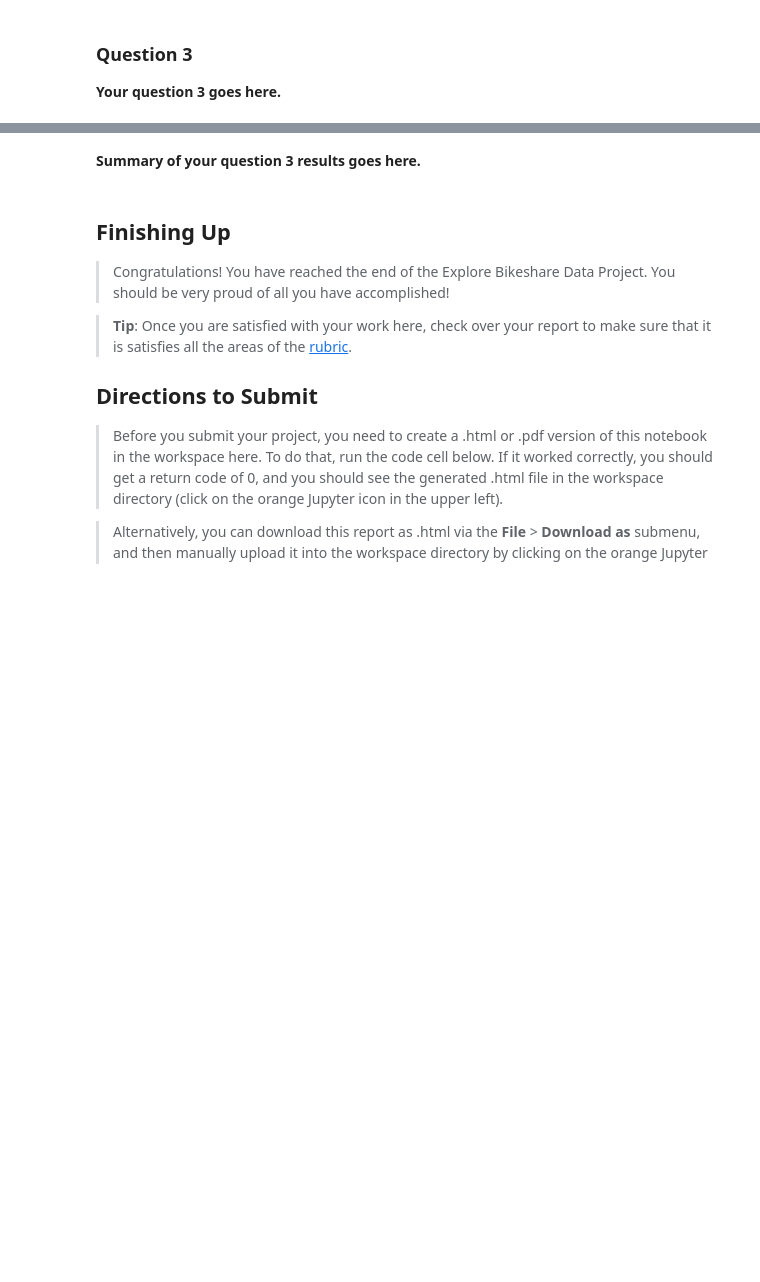
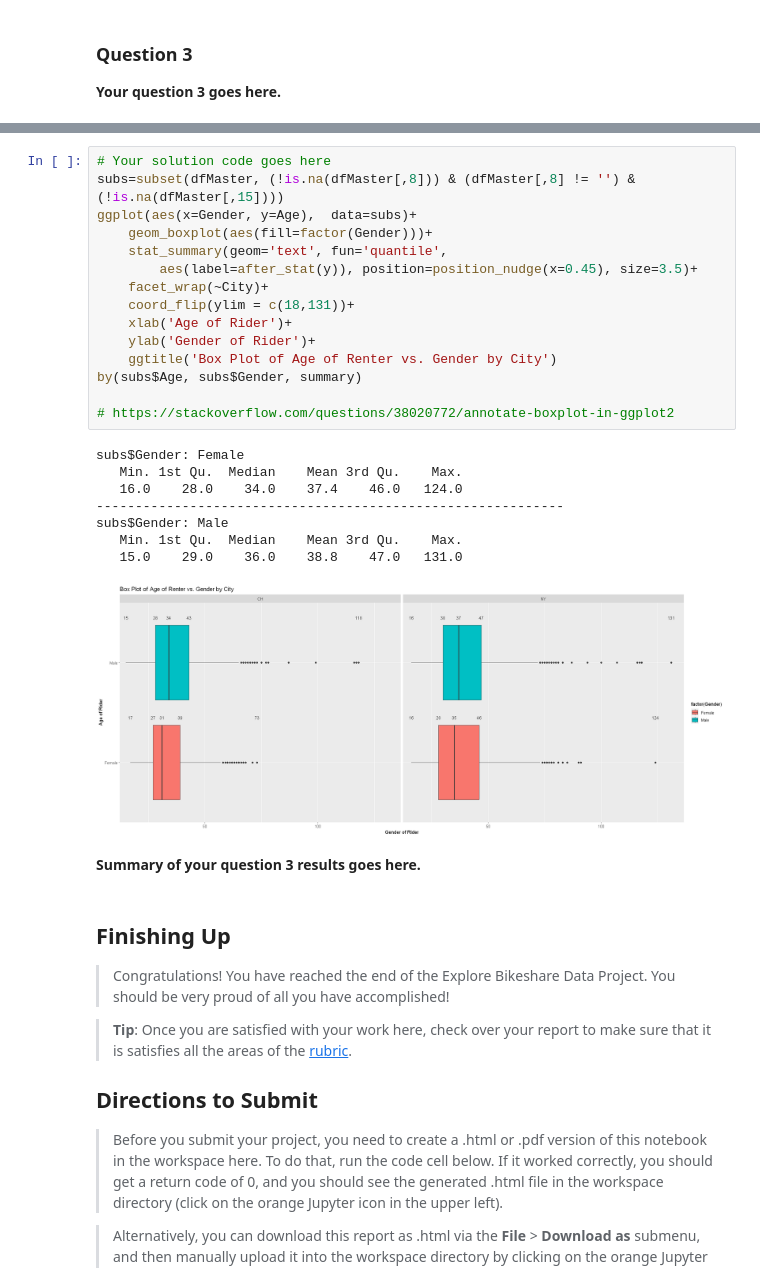
Before and after one commit to GaryLBentley/bikerideshare, a Jupyter notebook: Explore_bikeshare_data.ipynb, the cells around one changed output, grey strips where cells are left out. Drawn from its saved outputs; the diff is of its cells as text; blank space fills up the shorter version.

```diff
--- a/Explore_bikeshare_data.ipynb
+++ b/Explore_bikeshare_data.ipynb
@@ -172,3 +174,27 @@ ggplot(aes(x = Age, y = Mins), data = subset(dfMaster, !is.na(Age)))+
+# %%
+# Your solution code goes here
+subs=subset(dfMaster, (!is.na(dfMaster[,8])) & (dfMaster[,8] != '') & (!is.na(dfMaster[,15])))
+ggplot(aes(x=Gender, y=Age),  data=subs)+
+    geom_boxplot(aes(fill=factor(Gender)))+
+    stat_summary(geom='text', fun='quantile',
+        aes(label=after_stat(y)), position=position_nudge(x=0.45), size=3.5)+
+    facet_wrap(~City)+
+    coord_flip(ylim = c(18,131))+
+    xlab('Age of Rider')+
+    ylab('Gender of Rider')+
+    ggtitle('Box Plot of Age of Renter vs. Gender by City')
+by(subs$Age, subs$Gender, summary)
+
+# https://stackoverflow.com/questions/38020772/annotate-boxplot-in-ggplot2
+# %% [output]
+subs$Gender: Female
+   Min. 1st Qu.  Median    Mean 3rd Qu.    Max.
+   16.0    28.0    34.0    37.4    46.0   124.0
+------------------------------------------------------------
+subs$Gender: Male
+   Min. 1st Qu.  Median    Mean 3rd Qu.    Max.
+   15.0    29.0    36.0    38.8    47.0   131.0
+[figure, added]
 # %% [markdown]
 **Summary of your question 3 results goes here.**
 # %% [markdown]
```
Also changed, not shown: parts of 10 cells of this notebook.
